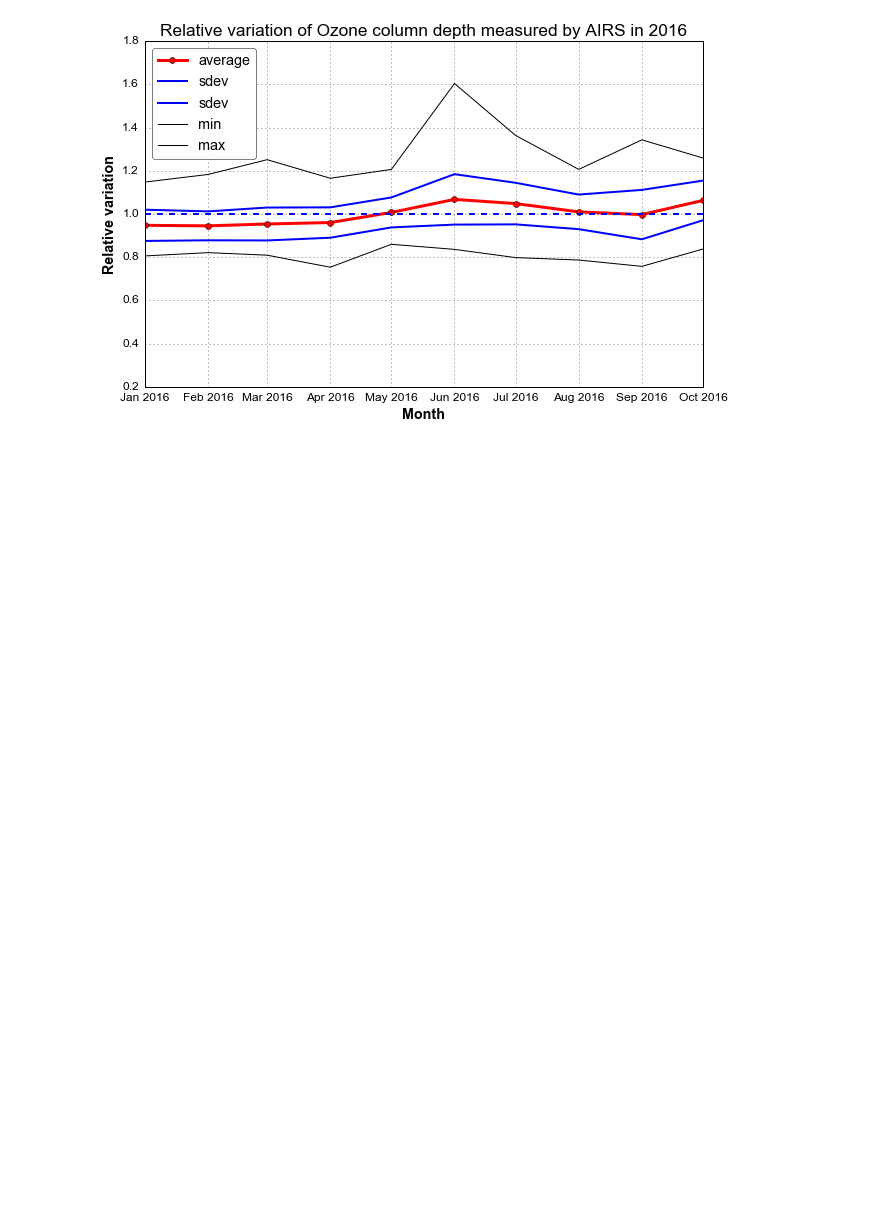
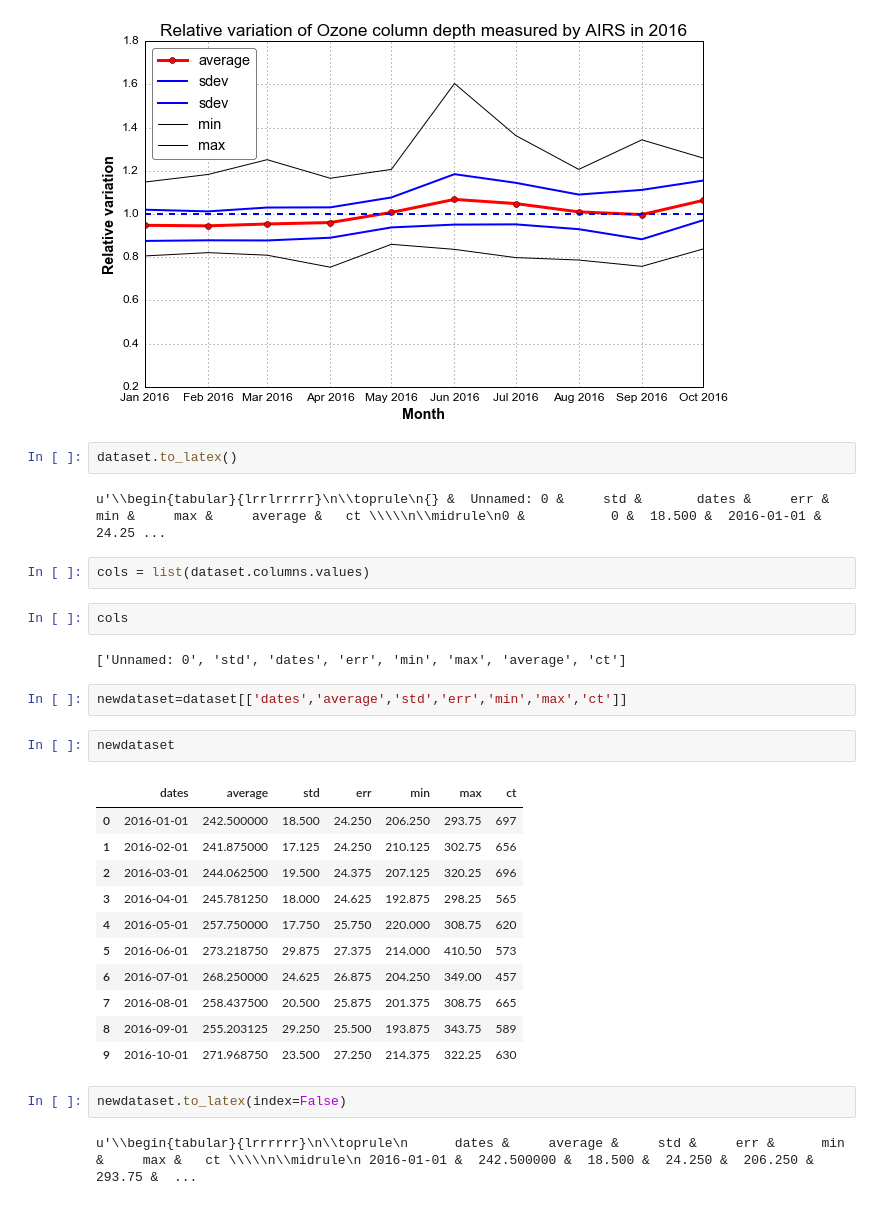
Before and after one commit to sylvielsstfr/AquaAIRSAtm, a Jupyter notebook: worldL3Data/ReadAIRS_L3_TotO3OneYear.ipynb, the cells around one changed output. Saved outputs shown, nothing was run; the diff lists cells and outputs as text; blank space fills up the shorter version.

Commit message:
add the csv readers translating into latex

```diff
--- a/worldL3Data/ReadAIRS_L3_TotO3OneYear.ipynb
+++ b/worldL3Data/ReadAIRS_L3_TotO3OneYear.ipynb
@@ -209,3 +200,33 @@ plt.legend(loc='best')
 plt.savefig(figfilename2, bbox_inches='tight')
 # %% [output]
 [figure]
+# %%
+dataset.to_latex()
+# %% [output]
+u'\\begin{tabular}{lrrlrrrrr}\n\\toprule\n{} &  Unnamed: 0 &     std &       dates &     err &      min &     max &     average &   ct \\\\\n\\midrule\n0 &           0 &  18.500 &  2016-01-01 &  24.25 ...
+# %%
+cols = list(dataset.columns.values)
+# %%
+cols
+# %% [output]
+['Unnamed: 0', 'std', 'dates', 'err', 'min', 'max', 'average', 'ct']
+# %%
+newdataset=dataset[['dates','average','std','err','min','max','ct']]
+# %%
+newdataset
+# %% [output]
+|  | dates | average | std | err | min | max | ct |
+| 0 | 2016-01-01 | 242.500000 | 18.500 | 24.250 | 206.250 | 293.75 | 697 |
+| 1 | 2016-02-01 | 241.875000 | 17.125 | 24.250 | 210.125 | 302.75 | 656 |
+| 2 | 2016-03-01 | 244.062500 | 19.500 | 24.375 | 207.125 | 320.25 | 696 |
+| 3 | 2016-04-01 | 245.781250 | 18.000 | 24.625 | 192.875 | 298.25 | 565 |
+| 4 | 2016-05-01 | 257.750000 | 17.750 | 25.750 | 220.000 | 308.75 | 620 |
+| 5 | 2016-06-01 | 273.218750 | 29.875 | 27.375 | 214.000 | 410.50 | 573 |
+| 6 | 2016-07-01 | 268.250000 | 24.625 | 26.875 | 204.250 | 349.00 | 457 |
+| 7 | 2016-08-01 | 258.437500 | 20.500 | 25.875 | 201.375 | 308.75 | 665 |
+| 8 | 2016-09-01 | 255.203125 | 29.250 | 25.500 | 193.875 | 343.75 | 589 |
+| 9 | 2016-10-01 | 271.968750 | 23.500 | 27.250 | 214.375 | 322.25 | 630 |
+# %%
+newdataset.to_latex(index=False)
+# %% [output]
+u'\\begin{tabular}{lrrrrrr}\n\\toprule\n      dates &     average &     std &     err &      min &     max &   ct \\\\\n\\midrule\n 2016-01-01 &  242.500000 &  18.500 &  24.250 &  206.250 &  293.75 &  ...
```
Also changed, not shown: parts of 3 cells of this notebook, 1 other file.
